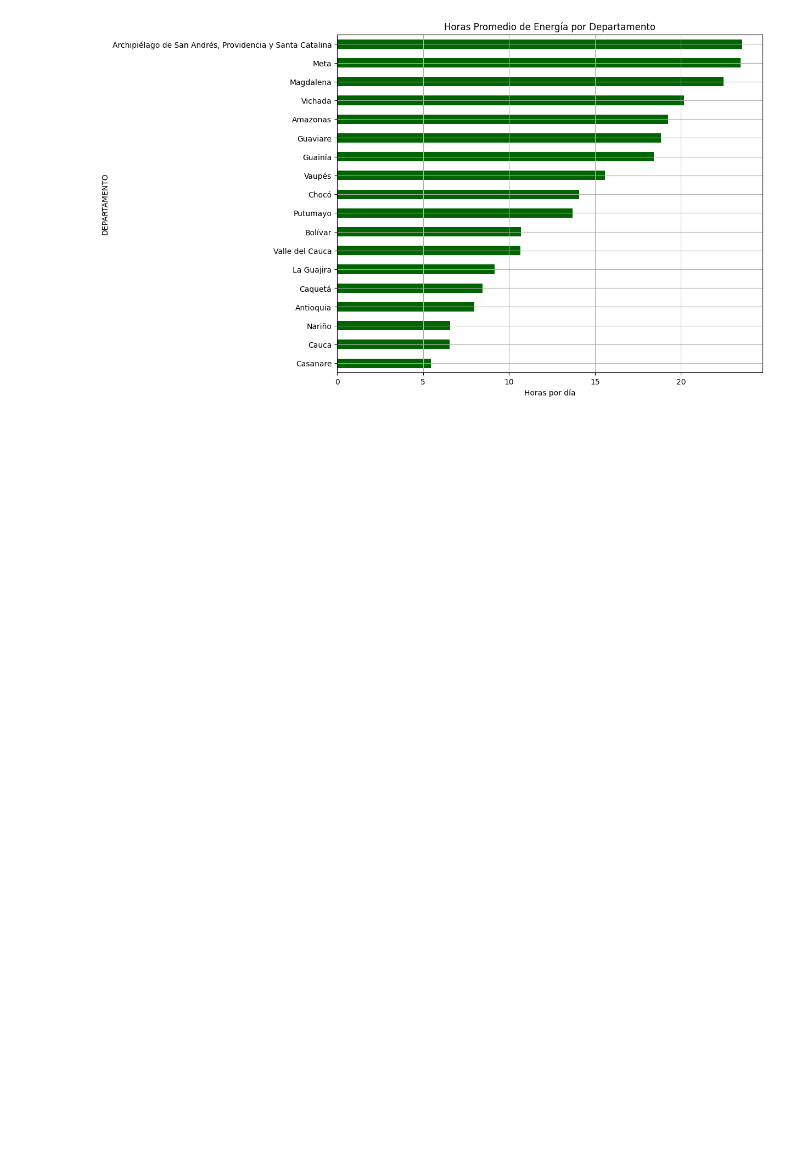
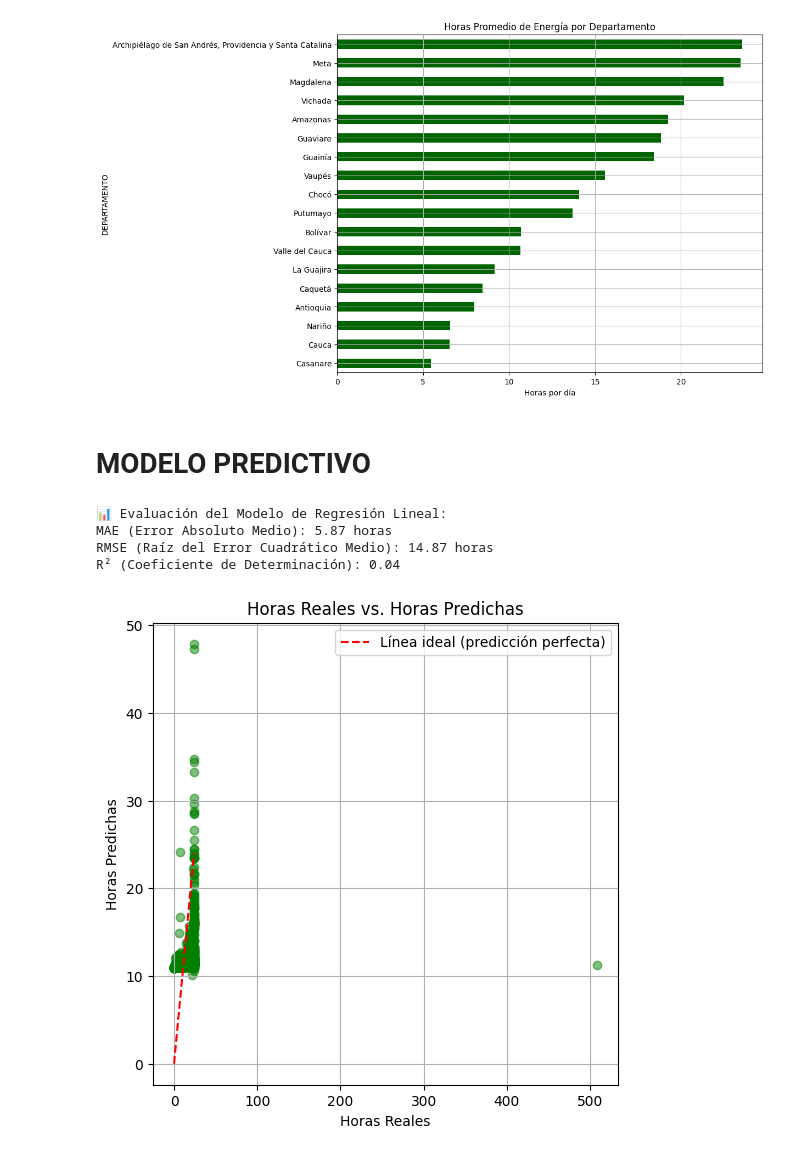
Before and after one commit to sebasflorezo/Proyecto-IA-Grupo-2, a Jupyter notebook: notebooks/Practica_Proyecto.ipynb, the cells around one changed output. Saved outputs shown, nothing was run; the diff lists cells and outputs as text; code cells hidden in the pictures; blank space fills up the shorter version.

Commit message:
MODELOS PREDICTIVOS

```diff
--- a/notebooks/Practica_Proyecto.ipynb
+++ b/notebooks/Practica_Proyecto.ipynb
@@ -985,3 +967,66 @@ plt.grid(True)
 plt.show()
 # %% [output]
 [figure]
+# %% [markdown]
+# MODELO PREDICTIVO
+# %%
+# MODELO DE REGRESION LINEAL
+
+from sklearn.model_selection import  train_test_split
+from sklearn.metrics import mean_absolute_error, mean_squared_error, r2_score
+from sklearn.linear_model import LinearRegression
+import numpy as np
+import matplotlib.pyplot as plt
+
+#  1. Separar datos en entrenamiento y prueba
+
+# Variables predictoras (X) y objeto (y)
+
+X = df_datos[['ENERGÍA ACTIVA', 'ENERGÍA REACTIVA', 'POTENCIA MÁXIMA']]
+y = df_datos['PROMEDIO DIARIO EN HORAS']
+
+# División de los datos: 80% entrenamiento, 20% prueba
+X_train, X_test, y_train, y_test = train_test_split(X, y, test_size=0.3, random_state=42)
+
+#  2. Entrenar modelo de regresión lineal
+
+from sklearn.linear_model import LinearRegression
+
+modelo = LinearRegression()
+modelo.fit(X_train, y_train)
+
+
+ # 3. Evaluar métricas: MAE, RMSE, R²
+
+
+
+# Predicciones
+y_pred = modelo.predict(X_test)
+
+# Evaluación de métricas
+mae = mean_absolute_error(y_test, y_pred)
+rmse = np.sqrt(mean_squared_error(y_test, y_pred))
+r2 = r2_score(y_test, y_pred)
+
+print("📊 Evaluación del Modelo de Regresión Lineal:")
+print(f"MAE (Error Absoluto Medio): {mae:.2f} horas")
+print(f"RMSE (Raíz del Error Cuadrático Medio): {rmse:.2f} horas")
+print(f"R² (Coeficiente de Determinación): {r2:.2f}")
+
+
+
+plt.figure(figsize=(6,6))
+plt.scatter(y_test, y_pred, alpha=0.5, color='green')
+plt.plot([0, 24], [0, 24], color='red', linestyle='--', label='Línea ideal (predicción perfecta)')
+plt.title("Horas Reales vs. Horas Predichas")
+plt.xlabel("Horas Reales")
+plt.ylabel("Horas Predichas")
+plt.legend()
+plt.grid(True)
+plt.show()
+# %% [output]
+📊 Evaluación del Modelo de Regresión Lineal:
+MAE (Error Absoluto Medio): 5.87 horas
+RMSE (Raíz del Error Cuadrático Medio): 14.87 horas
+R² (Coeficiente de Determinación): 0.04
+[figure, added]
```
Also changed, not shown: parts of 12 cells of this notebook.
